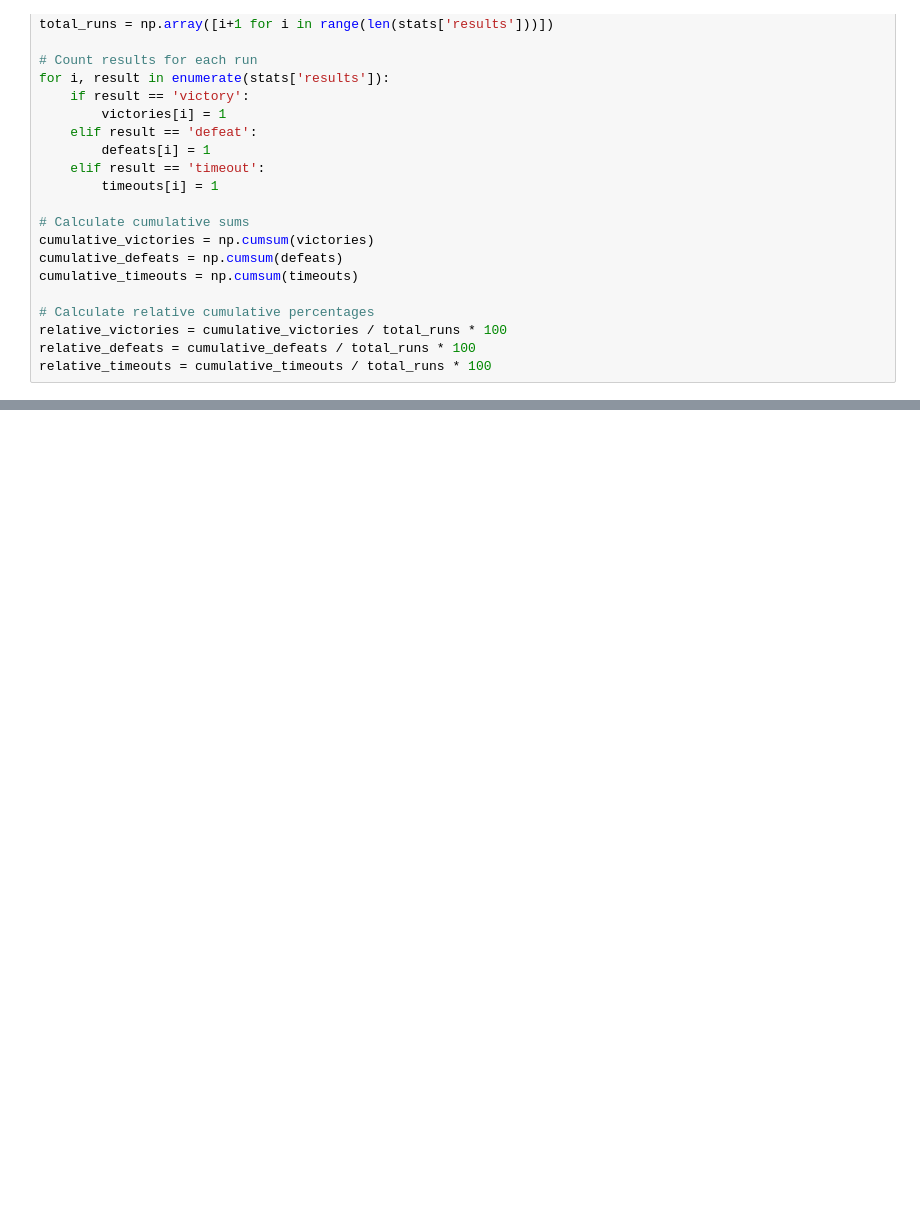
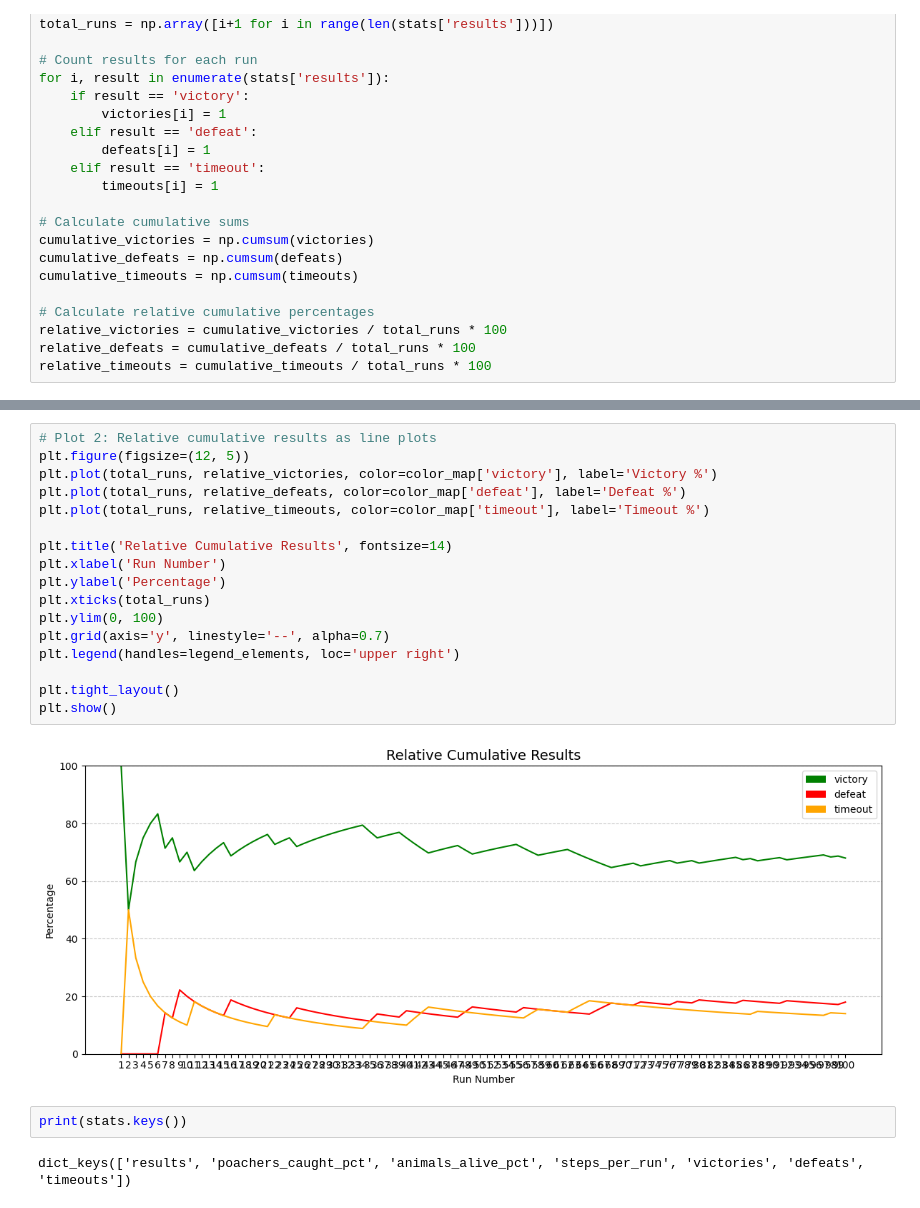
Before and after one commit to nicholas-voigt/SMU_CS606_Wildlife_Protection, a Jupyter notebook: result_analysis.ipynb, the cells around one changed output, grey strips where cells are left out. Cells and saved outputs as stored; diff of their text form; blank space fills up the shorter version.

```diff
--- a/result_analysis.ipynb
+++ b/result_analysis.ipynb
@@ -86,0 +73,23 @@ plt.show()
+# %%
+# Plot 2: Relative cumulative results as line plots
+plt.figure(figsize=(12, 5))
+plt.plot(total_runs, relative_victories, color=color_map['victory'], label='Victory %')
+plt.plot(total_runs, relative_defeats, color=color_map['defeat'], label='Defeat %')
+plt.plot(total_runs, relative_timeouts, color=color_map['timeout'], label='Timeout %')
+
+plt.title('Relative Cumulative Results', fontsize=14)
+plt.xlabel('Run Number')
+plt.ylabel('Percentage')
+plt.xticks(total_runs)
+plt.ylim(0, 100)
+plt.grid(axis='y', linestyle='--', alpha=0.7)
+plt.legend(handles=legend_elements, loc='upper right')
+
+plt.tight_layout()
+plt.show()
+# %% [output]
+[figure, added]
+# %%
+print(stats.keys())
+# %% [output]
+dict_keys(['results', 'poachers_caught_pct', 'animals_alive_pct', 'steps_per_run', 'victories', 'defeats', 'timeouts'])
```
Also changed, not shown: parts of 7 cells of this notebook, 10 other files.
